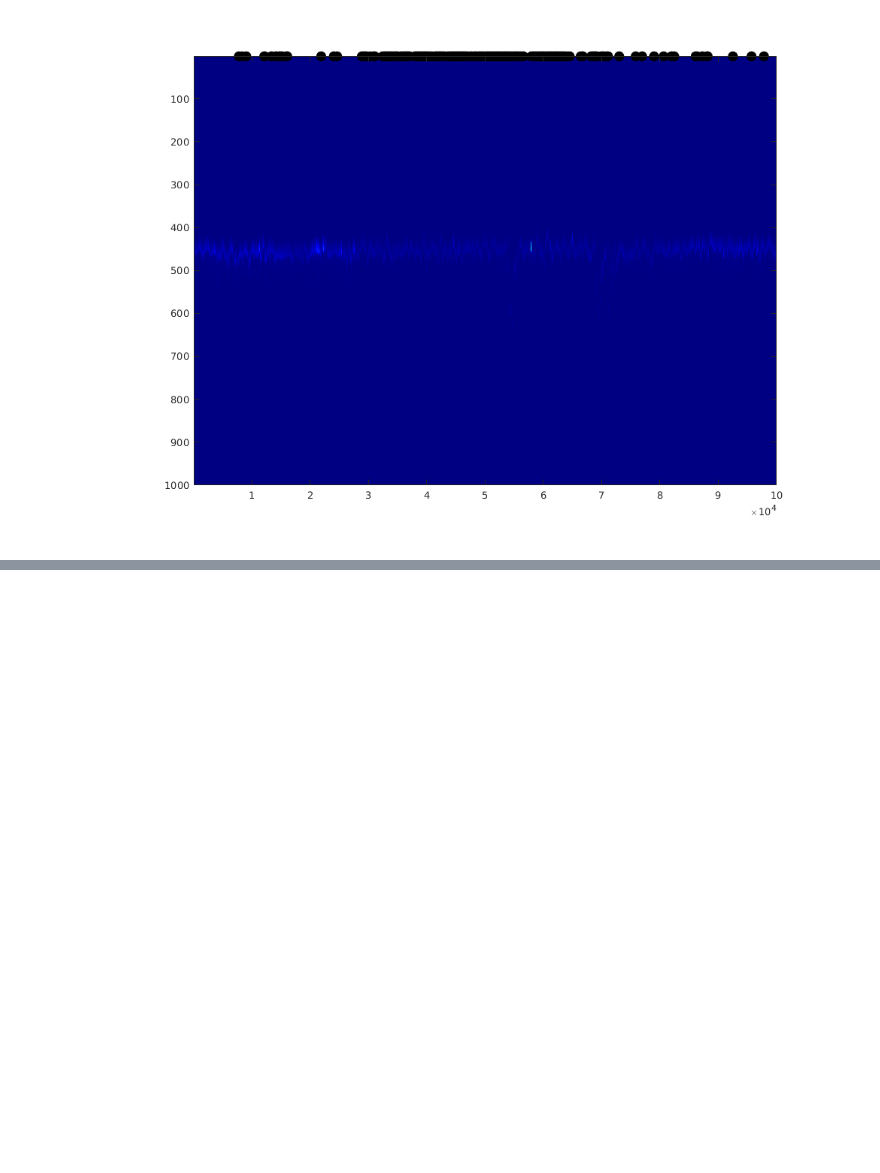
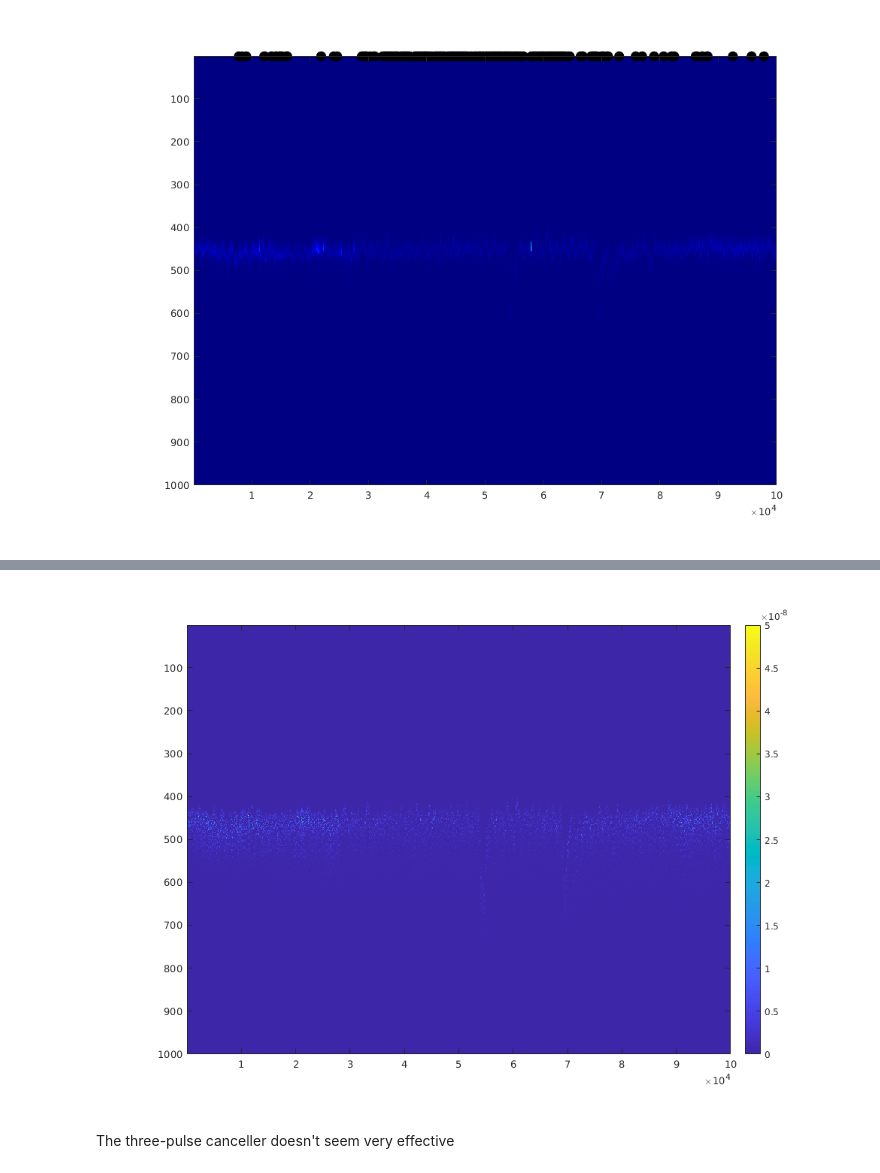
Before and after one commit to BMW-lab-MSU/fish-lidar-supervised-classification, a Jupyter notebook: GulfOfMexico/preprocessing_experiments.ipynb, the cells around one changed output, grey strips where cells are left out. Cells and saved outputs as stored; diff of their text form; code cells hidden in the pictures; blank space fills up the shorter version.

```diff
--- a/GulfOfMexico/preprocessing_experiments.ipynb
+++ b/GulfOfMexico/preprocessing_experiments.ipynb
@@ -99,0 +116,10 @@ scatter(find(fish_subset_labels), ones(1, length(find(fish_subset_labels))), 100
+# %%
+coeff = [1 -2 1];
+fish_subset_mti3 = filter(coeff, 1, fish_subset_data);
+imagesc(fish_subset_mti3);
+colorbar
+caxis([0 0.5e-7])
+# %% [output]
+[figure, added]
+# %% [markdown]
+The three-pulse canceller doesn't seem very effective
```
Also changed, not shown: parts of 4 cells of this notebook.
